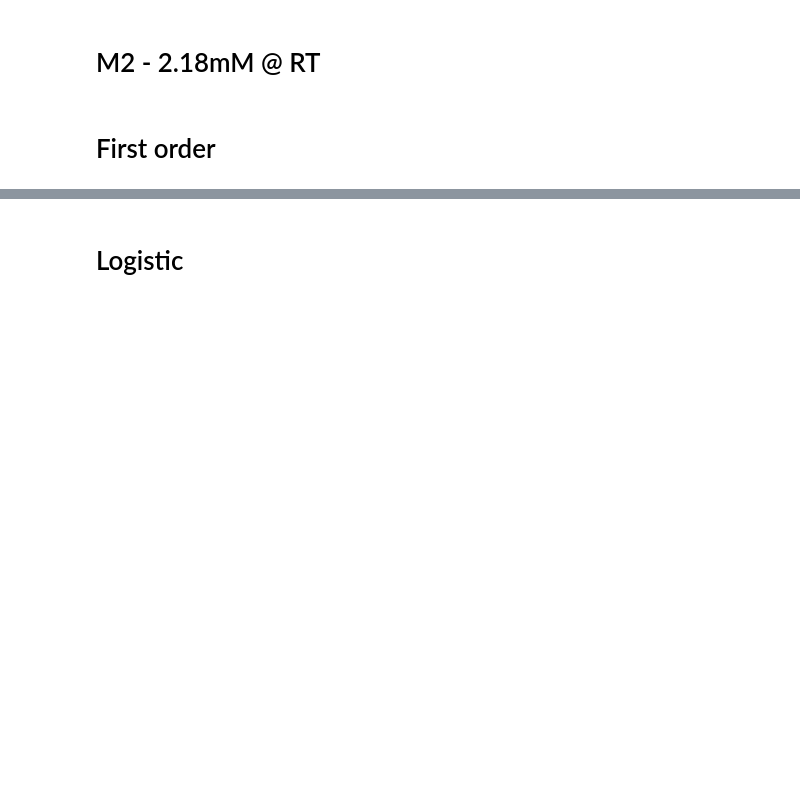
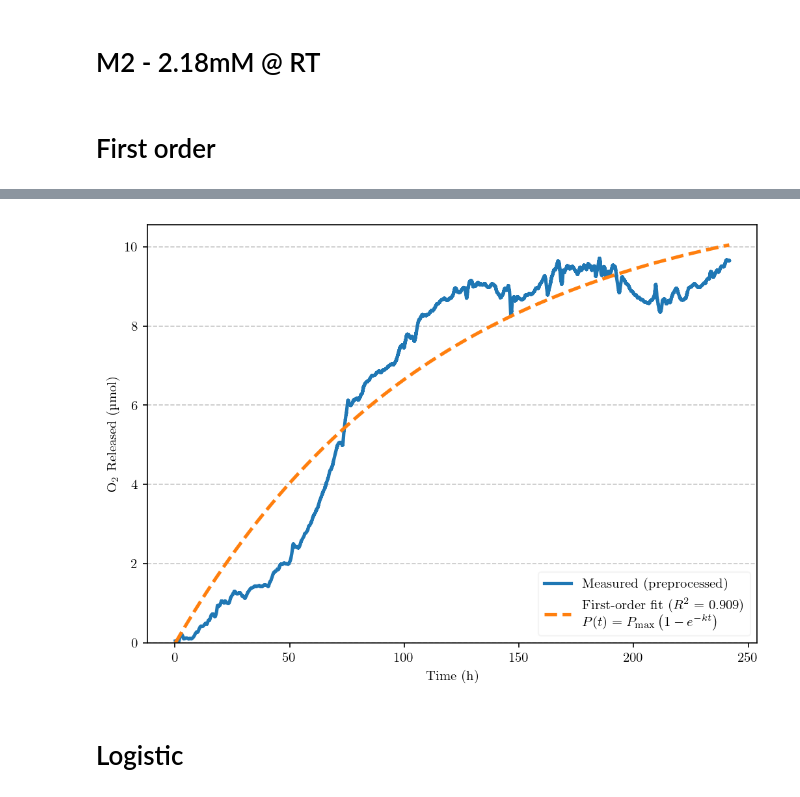
Before and after one commit to ChandrikaSethumadhavan/Master_Thesis, a Jupyter notebook: Kinetic models.ipynb, the cells around one changed output, grey strips where cells are left out. Drawn from its saved outputs; the diff is of its cells as text; code cells hidden in the pictures; blank space fills up the shorter version.

```diff
--- a/Kinetic models.ipynb
+++ b/Kinetic models.ipynb
@@ -240,3 +317,93 @@ plt.show()
 # M2 - 2.18mM @ RT
 # %% [markdown]
 # First order
+# %%
+m2_csv = r"C:\Users\chand\Documents\GitHub\Thesis\M2-2.18mM\RT\data files\O2_released_multi_volumes.csv"
+df_m2 = pd.read_csv(m2_csv)
+df_m2.columns = [c.strip() for c in df_m2.columns]
+
+# Replace these with the series/column you want to fit
+ngas_m2 = df_m2["O2 Released (µmol) - Vg=4.0mL"].values
+time_m2 = df_m2["Time (s)"].values
+
+
+
+# --- Clean: drop NaNs/Infs and ensure strictly increasing time (if needed) ---
+mask = np.isfinite(time_m2) & np.isfinite(ngas_m2)
+t = np.asarray(time_m2[mask], dtype=float)
+y = np.asarray(ngas_m2[mask], dtype=float)
+
+# If times are not strictly increasing, sort them (and y accordingly)
+if np.any(np.diff(t) <= 0):
+    order = np.argsort(t)
+    t, y = t[order], y[order]
+
+# Optionally, shift time to start at 0 for numerical stability (doesn't change k)
+t0 = t.min()
+t = t - t0
+
+# --- First-order model ---
+def first_order_model(t, P_max, k):
+    # P(t) = P_max * (1 - exp(-k t))
+    return P_max * (1.0 - np.exp(-k * t))
+
+# --- Fit: robust initial guesses + nonnegative bounds ---
+Pmax0 = float(np.nanmax(y))
+dt = max(t.max() - t.min(), 1.0)  # seconds span; guard against zero
+# choose half-life ~ 30% of data span as a reasonable default
+k0 = np.log(2.0) / (0.3 * dt)
+k0 = max(k0, 1e-9)
+
+popt, pcov = curve_fit(
+    first_order_model, t, y,
+    p0=[Pmax0 if np.isfinite(Pmax0) and Pmax0 > 0 else (y[-1] if len(y) else 1.0), k0],
+    bounds=([0.0, 0.0], [np.inf, np.inf]),
+    maxfev=20000
+)
+P_max_fit, k_fit = popt
+y_fit = first_order_model(t, *popt)
+
+# --- Metrics (first-order only) ---
+def aic(n, rss, k_params):
+    return n * np.log(rss / n) + 2 * k_params
+
+def bic(n, rss, k_params):
+    return n * np.log(rss / n) + k_params * np.log(n)
+
+n = len(y)
+rss = np.sum((y - y_fit) ** 2)
+rmse = np.sqrt(mean_squared_error(y, y_fit))
+r2 = r2_score(y, y_fit)
+aic_val = aic(n, rss, 2)  # params: P_max, k
+bic_val = bic(n, rss, 2)
+t_half_h = np.log(2.0) / k_fit
+t_half_s = t_half_h * 3600.0
+
+# --- Show metrics ---
+metrics = pd.DataFrame({
+    "Model": ["First-order"],
+    "P_max (µmol)": [P_max_fit],
+    "k (1/h)": [k_fit],
+    "Half-Life (s)": [t_half_s],
+    "Half-Life (h)": [t_half_h],
+    "RMSE (µmol)": [rmse],
+    "R²": [r2],
+    "AIC": [aic_val],
+    "BIC": [bic_val],
+})
+display(metrics.round(6))
+
+# --- Plot (Plot #3 analog: data + first-order fit only) ---
+plt.figure(figsize=(7, 5), dpi=150)
+plt.plot(t + t0, y, label="Measured (preprocessed)", lw=2.5)
+plt.plot(t + t0, y_fit, "--", lw=2.5,
+         label=fr"First-order fit ($R^2$ = {r2:.3f})" + "\n" + r"$P(t)=P_{\max}\left(1-e^{-kt}\right)$")
+plt.xlabel("Time (h)")
+plt.ylabel("O$_2$ Released (µmol)")
+plt.xlim()
+plt.ylim(bottom=0)
+plt.grid(axis="y", linestyle="--", alpha=0.7)
+plt.legend(loc="lower right", frameon=True, framealpha=0.2)
+plt.tight_layout()
+plt.show()
+# %% [output]
@@ -243,2 +412,3 @@ plt.show()
+[figure, added]
 # %% [markdown]
 # Logistic
```
Also changed, not shown: parts of 25 cells of this notebook.
